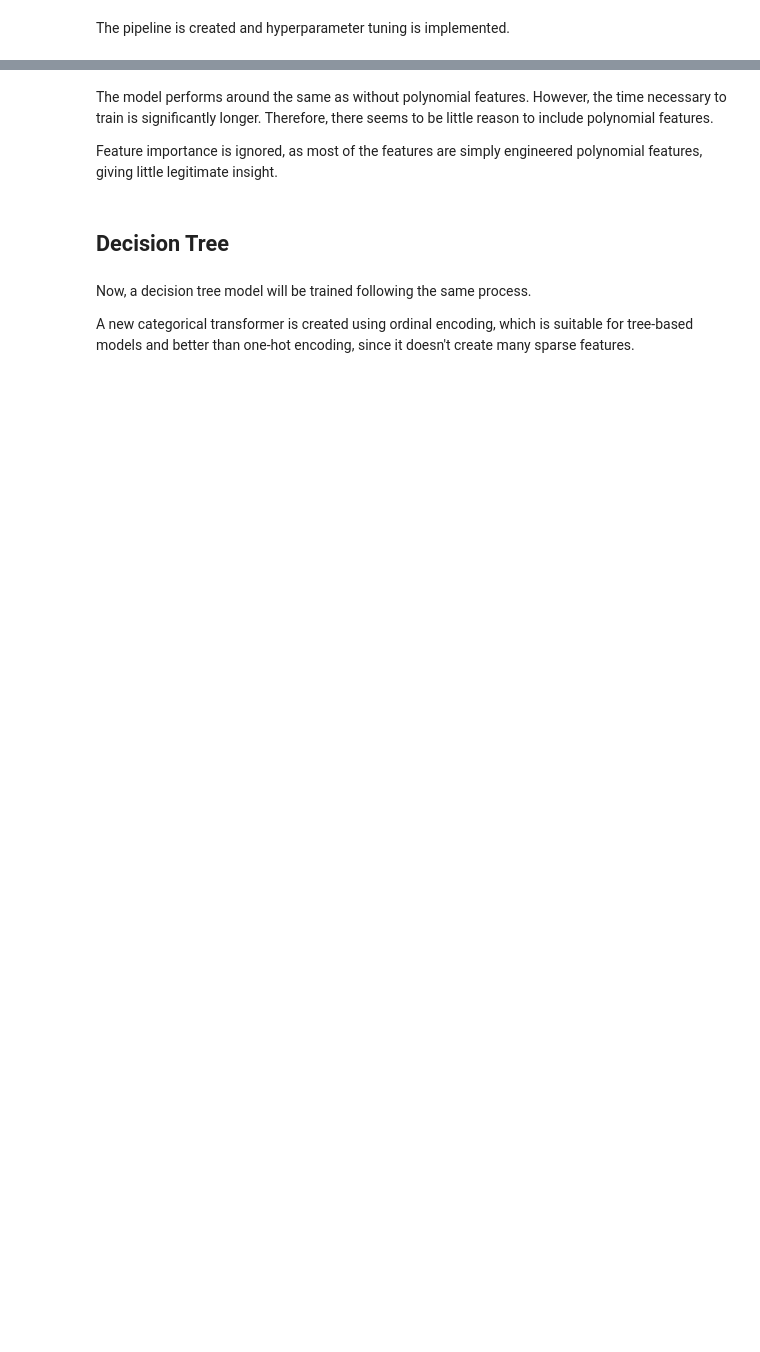
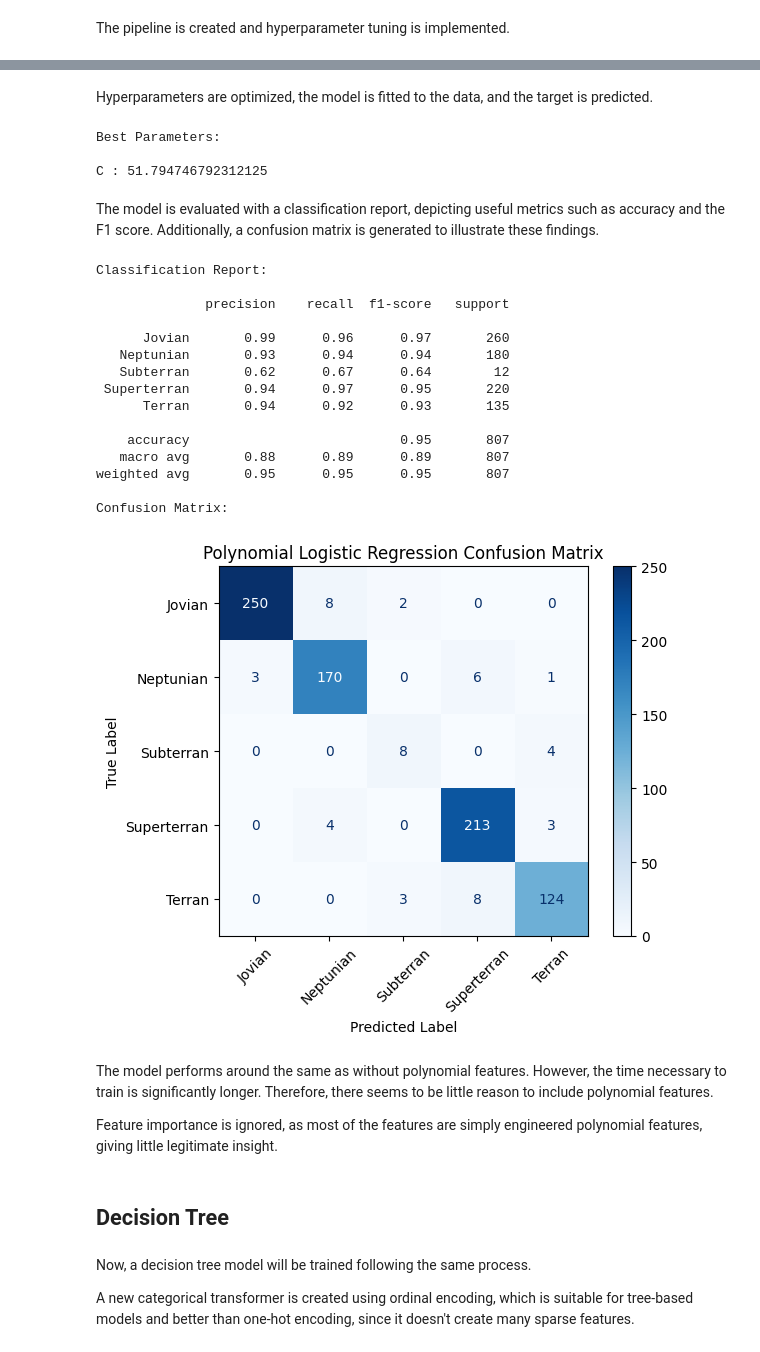
Before and after one commit to Dworlock11/Exoplanet-Prediction-and-Analysis, a Jupyter notebook: Exoplanet_Habitability_Analysis.ipynb, the cells around one changed output, grey strips where cells are left out. Cells and saved outputs as stored; diff of their text form; code cells hidden in the pictures; blank space fills up the shorter version.

```diff
--- a/Exoplanet_Habitability_Analysis.ipynb
+++ b/Exoplanet_Habitability_Analysis.ipynb
@@ -184,10 +181,4 @@ The data preprocessor is created, including data imputing, standardizing, and en
 # %%
-# Find numerical and categorical columns
-num_features = X_train.select_dtypes(include=np.number)
-cat_features = X_train.select_dtypes(exclude=np.number)
-num_col_names = num_features.columns
-cat_col_names = cat_features.columns
-
 # Create transformer for numerical columns
 num_transformer = Pipeline([
     ("imputer", SimpleImputer(strategy="median")),
@@ -205,3 +196,18 @@ log_preprocessor = ColumnTransformer([
     ("num_transformer", num_transformer, num_col_names),
     ("linear_cat_transformer", linear_cat_transformer, cat_col_names)
 ])
+
+log_pipe = Pipeline([
+    ("log_preprocessor", log_preprocessor),
+    ("log_reg", LogisticRegression(
+        solver="lbfgs",
+        penalty="l2",
+        max_iter=300
+    ))
+])
+
+kf = StratifiedKFold(n_splits=5, shuffle=True, random_state=9)
+
+param_dist = {
+    "log_reg__C": np.logspace(-3, 3, 15),
+}
@@ -229,9 +213,0 @@ The model is now trained and the tuned values for each hyperparameter are displa
-# %%
-# Supress convergence warnings
-simplefilter("ignore", category=ConvergenceWarning)
-
-search.fit(X_train, y_train)
-
-best_model = search.best_estimator_
-
-print("C:", f"{search.best_params_["log_reg__C"]:.3f}")
@@ -346,6 +286,0 @@ The model is again trained and optimal regularization strength is shown.
-# %%
-search.fit(X_train, y_train)
-
-best_model = search.best_estimator_
-
-print("C:", f"{search.best_params_["log_reg__C"]:.3f}")
@@ -367,3 +287,32 @@ plt.show()
+# %% [markdown]
+Hyperparameters are optimized, the model is fitted to the data, and the target is predicted.
+# %%
+best_model, y_pred = optimizing_training_predicting(poly_log_pipe, param_dist, kf, None, X_train, y_train, X_test)
+# %% [output]
+Best Parameters:
+
+C : 51.794746792312125
+# %% [markdown]
+The model is evaluated with a classification report, depicting useful metrics such as accuracy and the F1 score. Additionally, a confusion matrix is generated to illustrate these findings.
+# %%
+classification_evaluation(y_test, y_pred, model_name="Polynomial Logistic Regression")
+# %% [output]
+Classification Report:
+
+              precision    recall  f1-score   support
+
+      Jovian       0.99      0.96      0.97       260
+   Neptunian       0.93      0.94      0.94       180
+   Subterran       0.62      0.67      0.64        12
+ Superterran       0.94      0.97      0.95       220
+      Terran       0.94      0.92      0.93       135
+
+    accuracy                           0.95       807
+   macro avg       0.88      0.89      0.89       807
+weighted avg       0.95      0.95      0.95       807
+
+Confusion Matrix:
+[figure, added]
 # %% [markdown]
 The model performs around the same as without polynomial features. However, the time necessary to train is significantly longer. Therefore, there seems to be little reason to include polynomial features.
 
```
Also changed, not shown: parts of 104 cells of this notebook.
